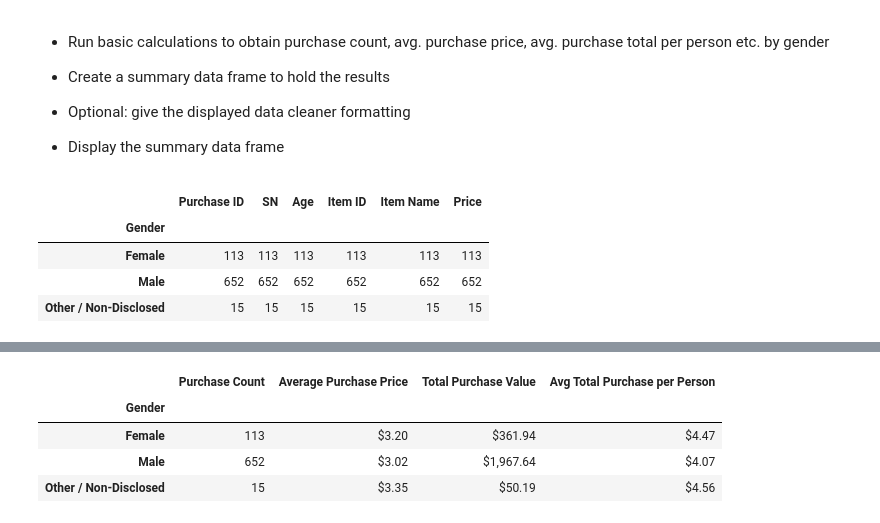
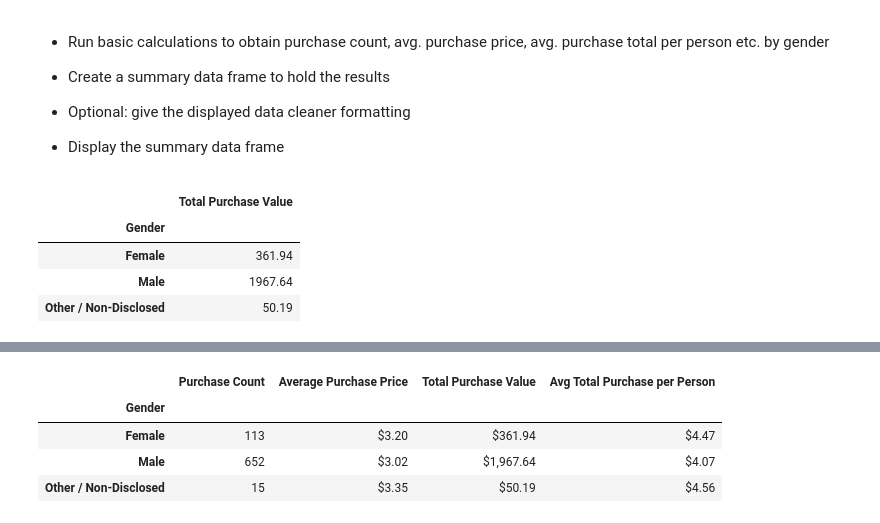
Before and after one commit to benjyms/pandas-challenge, a Jupyter notebook: HeroesOfPymoli/HeroesOfPymoli_starter.ipynb, the cells around one changed output, grey strips where cells are left out. Drawn from its saved outputs; the diff is of its cells as text; code cells hidden in the pictures.

```diff
--- a/HeroesOfPymoli/HeroesOfPymoli_starter.ipynb
+++ b/HeroesOfPymoli/HeroesOfPymoli_starter.ipynb
@@ -158,37 +158,20 @@ gend_dem_df
 
 
 * Display the summary data frame
-# %%
-# purchasing analysis by gender can be created by using a groupby function leveraging gender
-# Using GroupBy in order to separate the data into fields according to "gender" values
-grouped_purchase_data_df  = purchase_data_df.groupby(['Gender']).count()
-
-
-
-# The object returned is a "GroupBy" object and cannot be viewed normally...
-# print(grouped_purchase_data_df)
-
-# In order to be visualized, a data function must be used...
-# grouped_purchase_data_df.rename(columns={'Purhcase ID':'Purchase Count'})
-grouped_purchase_data_df
-
-# need to merge several dataframes to complish this
-
-merge_pa_df = pd.merge(grouped_purchase_data_df, gend_dem_df, on="Gender", how="right")
-# merge_pa_df["SN"] = purchase_data_df["SN"].nunique()
-merge_pa_df["Price"] = merge_pa_df["Price"].sum()
-merge_pa_df
-
-
-
-# next steps:
-# Purchase ID rename Purchase Count
-# add average pruchase price column ( total purchase / purchase count (3/1)
-# total purchase
-# average total purchase per person is (total purchase / total count of unique genders (end_dem_df))
-# %% [output]
-|  | Purchase ID | SN | Age | Item ID | Item Name | Price |
-| Gender |  |  |  |  |  |  |
-| Female | 113 | 113 | 113 | 113 | 113 | 113 |
-| Male | 652 | 652 | 652 | 652 | 652 | 652 |
-| Other / Non-Disclosed | 15 | 15 | 15 | 15 | 15 | 15 |
+# %%
+# purchasing analysis by gender can be created by using a groupby function leveraging gender
+# Using GroupBy in order to separate the data into fields according to "gender" values
+grouped_purchase_data_df  = purchase_data_df.groupby(['Gender']).sum()
+grouped_purchase_data_df
+
+# data frame to hold the total purchase value grouped by gender
+pa_tpv = pd.DataFrame(grouped_purchase_data_df["Price"])
+pa_tpv = pa_tpv.rename(
+    columns={"Price": "Total Purchase Value"})
+pa_tpv
+# %% [output]
+|  | Total Purchase Value |
+| Gender |  |
+| Female | 361.94 |
+| Male | 1967.64 |
+| Other / Non-Disclosed | 50.19 |
```
Also changed, not shown: parts of 3 cells of this notebook.
